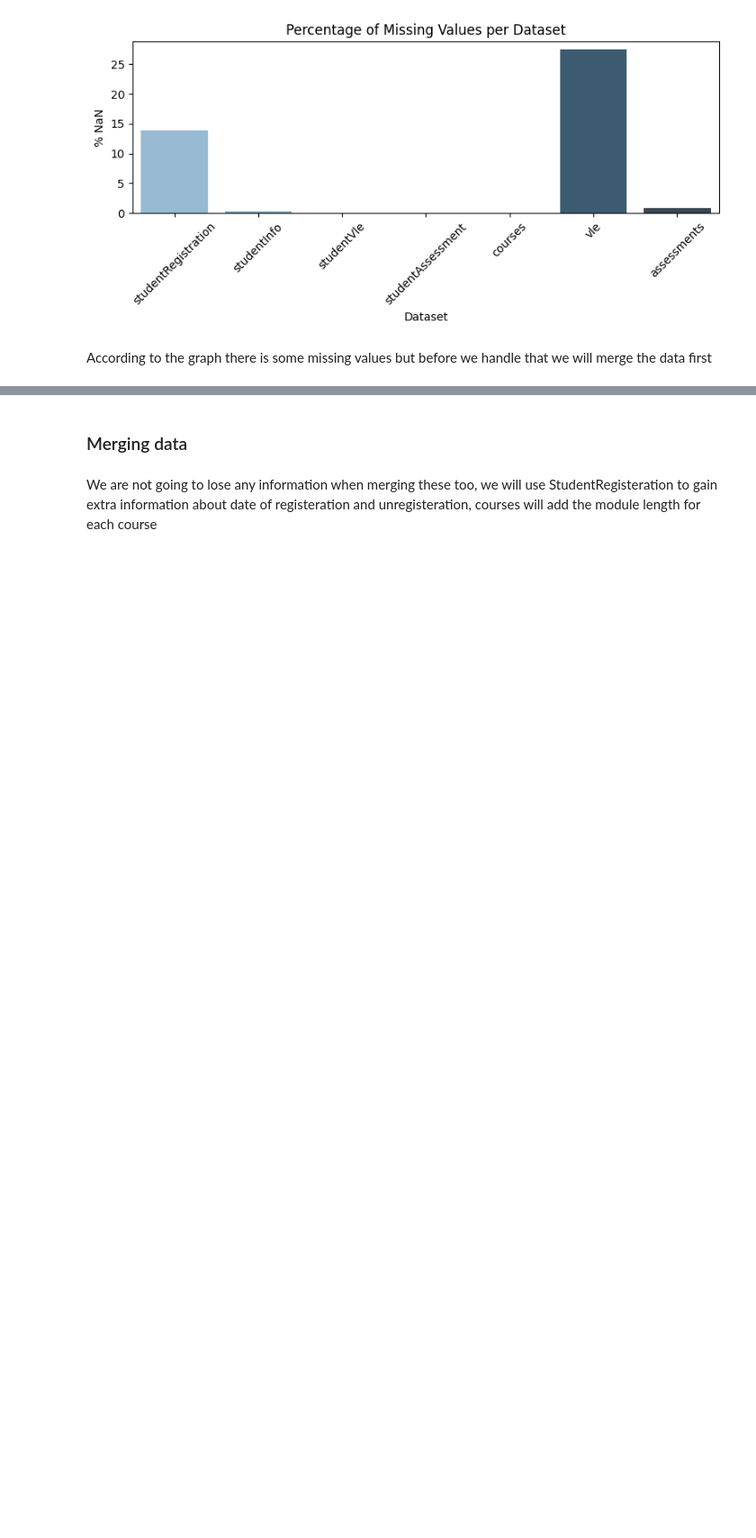
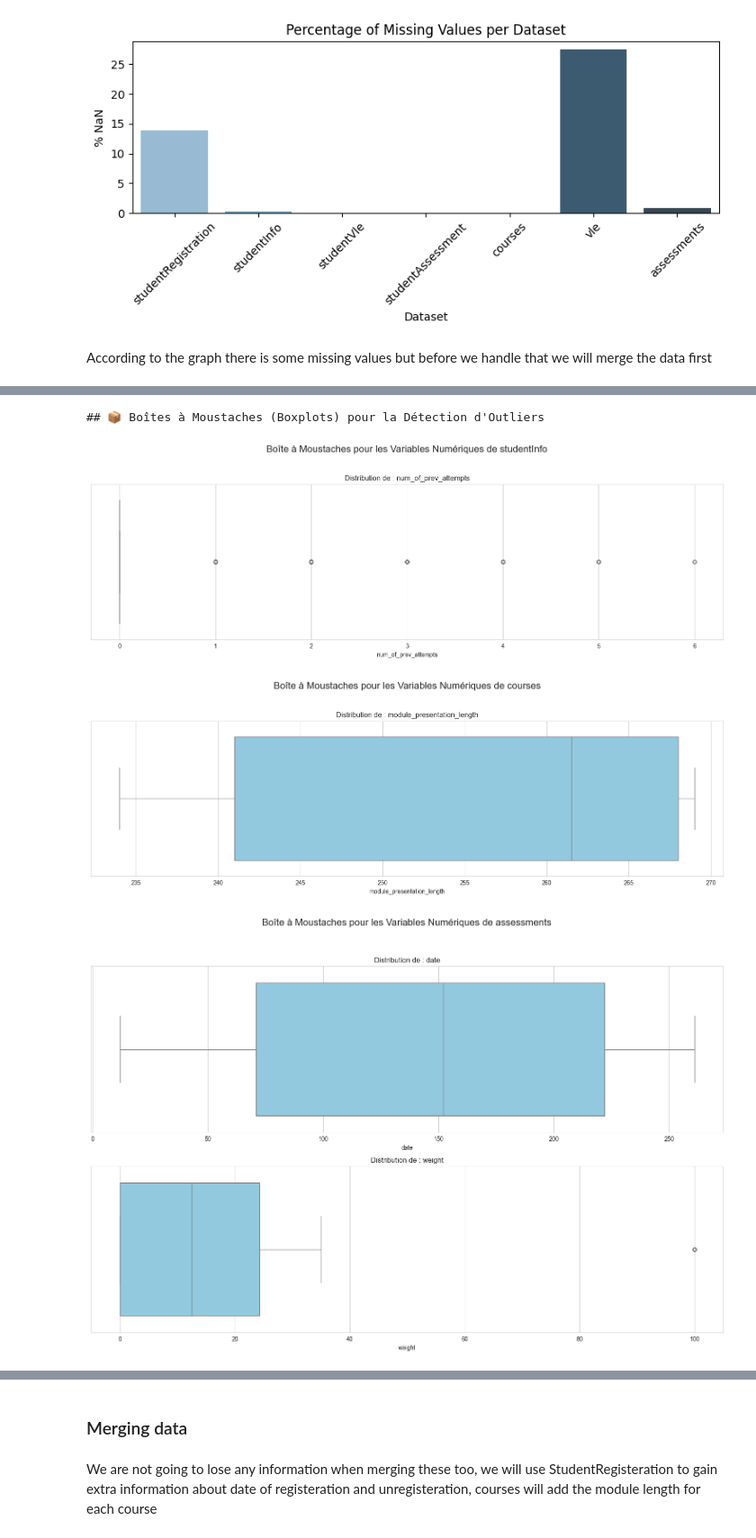
Before and after one commit to Katia-LOUNAS/oulad-network-exploration, a Jupyter notebook: notebooks/data_exploration.ipynb, the cells around one changed output, grey strips where cells are left out. Shown at 90% size. Saved outputs shown, nothing was run; the diff lists cells and outputs as text; code cells hidden in the pictures; blank space fills up the shorter version.

```diff
--- a/notebooks/data_exploration.ipynb
+++ b/notebooks/data_exploration.ipynb
@@ -152,0 +402,43 @@ According to the graph there is some missing values but before we handle that we
+# %%
+import matplotlib.pyplot as plt
+import seaborn as sns
+
+sns.set_style("whitegrid")
+plt.rcParams['figure.figsize'] = (15, 6)
+
+print("\n\n## 📦 Boîtes à Moustaches (Boxplots) pour la Détection d'Outliers\n")
+
+# Définir les colonnes numériques que nous voulons visualiser
+# (excluant les IDs qui n'ont pas de signification quantitative)
+numeric_cols_to_plot = {
+    'studentInfo': ['num_of_prev_attempts'],
+    'courses': ['module_presentation_length'],
+    'assessments': ['date', 'weight'],
+    'studentAssessment': ['score']
+}
+
+for name, cols in numeric_cols_to_plot.items():
+    df = dataframes[name]
+
+    # Créer une figure pour les boxplots de ce DataFrame
+    plt.figure(figsize=(15, 5 * len(cols)))
+    plt.suptitle(f"Boîte à Moustaches pour les Variables Numériques de {name}", fontsize=16, y=1.02)
+
+    for i, col in enumerate(cols):
+        if col in df.columns:
+            plt.subplot(len(cols), 1, i + 1)
+
+            # Utiliser le boxplot de seaborn
+            sns.boxplot(x=df[col].dropna(), color='skyblue', orient='h')
+
+            plt.title(f'Distribution de : {col}')
+            plt.xlabel(col)
+
+    plt.tight_layout(rect=[0, 0, 1, 0.98]) # Ajuster pour le suptitle
+    plt.show()
+     # Visualisation pour la structure
+# %% [output]
+## 📦 Boîtes à Moustaches (Boxplots) pour la Détection d'Outliers
+[figure, added]
+[figure, added]
+[figure, added]
```
Also changed, not shown: parts of 8 cells of this notebook, 9 other files.
